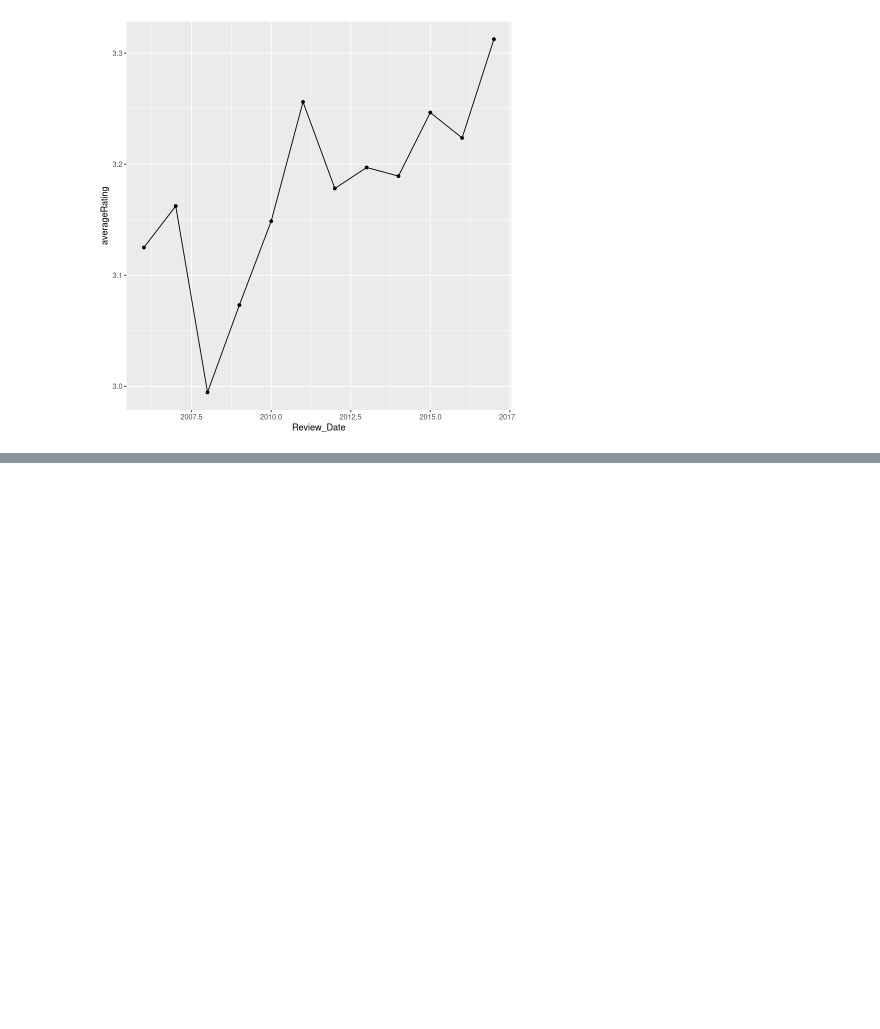
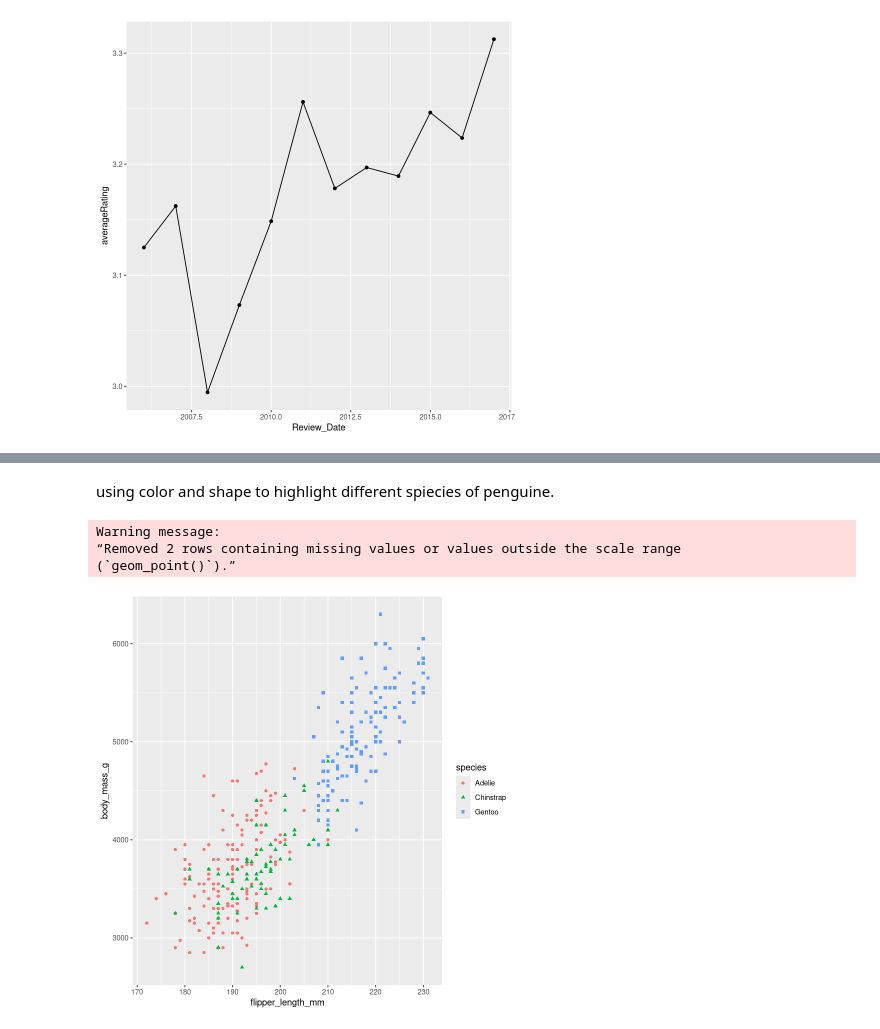
Before and after one commit to AdnanAI7/data_analysis, a Jupyter notebook: R Notebook /started.ipynb, the cells around one changed output, grey strips where cells are left out. Saved outputs shown, nothing was run; the diff lists cells and outputs as text; code cells hidden in the pictures; blank space fills up the shorter version.

```diff
--- a/R Notebook /started.ipynb
+++ b/R Notebook /started.ipynb
@@ -893,0 +917,10 @@ ggplot(averageRatingByYear, aes(y= averageRating, x = Review_Date )) +
+# %% [markdown]
+using color and shape to highlight different spiecies of penguine.
+# %%
+ggplot(data=penguins,aes(x=flipper_length_mm, y=body_mass_g)) +
+    geom_point(aes(shape=species, color=species))
+# %% [output]
+Warning message:
+“Removed 2 rows containing missing values or values outside the scale range
+(`geom_point()`).”
+[figure, added]
```
Also changed, not shown: parts of 8 cells of this notebook, 4 other files.
